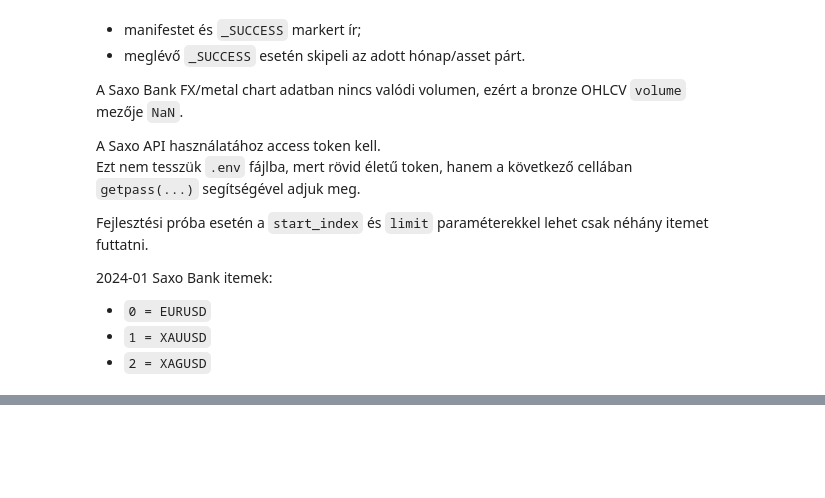
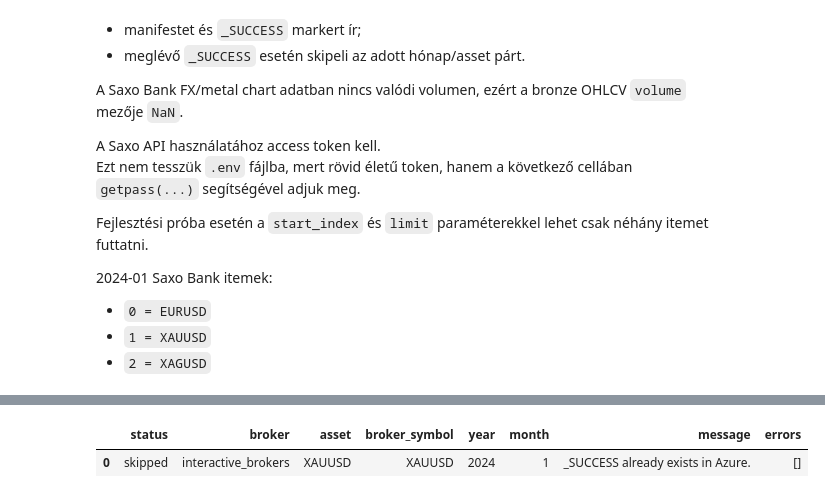
Before and after one commit to tamaskristok/on_lab_v2, a Jupyter notebook: run_ingestion.ipynb, the cells around one changed output, grey strips where cells are left out. Cells and saved outputs as stored; diff of their text form; code cells hidden in the pictures; blank space fills up the shorter version.

```diff
--- a/run_ingestion.ipynb
+++ b/run_ingestion.ipynb
@@ -270,0 +316,45 @@ pd.DataFrame([result.__dict__ for result in results])
+# %%
+from ib_insync import util
+from pipelines.interactive_brokers_runner import run_interactive_brokers_from_config
+
+import pandas as pd
+
+# Jupyterben szükséges az ib_insync szinkron API használatához.
+util.startLoop()
+
+# Letöltendő teljes hónapok:
+# Ha mindkettő None, akkor a config/download_period.csv szerinti időszak fut.
+# Ha megadod őket, csak a megadott teljes, lezárt hónapok futnak.
+START_MONTH = "2024-01"
+END_MONTH = "2024-01"
+
+# Fejlesztési próba:
+# 2024-01 Interactive Brokers itemek:
+# 0 = XAUUSD
+# 1 = XAGUSD
+# 2 = US500
+# 3 = DAX
+START_INDEX = 0
+LIMIT = 1
+
+results = run_interactive_brokers_from_config(
+    start_month=START_MONTH,
+    end_month=END_MONTH,
+    interval="1m",
+    start_index=START_INDEX,
+    limit=LIMIT,
+    host="host.docker.internal",
+    port=7497,
+    client_id=100,
+    readonly=True,
+    timeout_sec=30,
+    max_attempts=2,
+    retry_sleep_sec=10,
+    request_sleep_sec=1,
+    print_progress=True,
+)
+
+pd.DataFrame([result.__dict__ for result in results])
+# %% [output]
+|  | status | broker | asset | broker_symbol | year | month | message | errors |
+| 0 | skipped | interactive_brokers | XAUUSD | XAUUSD | 2024 | 1 | _SUCCESS already exists in Azure. | [] |
```
Also changed, not shown: parts of 2 cells of this notebook, 13 other files.
